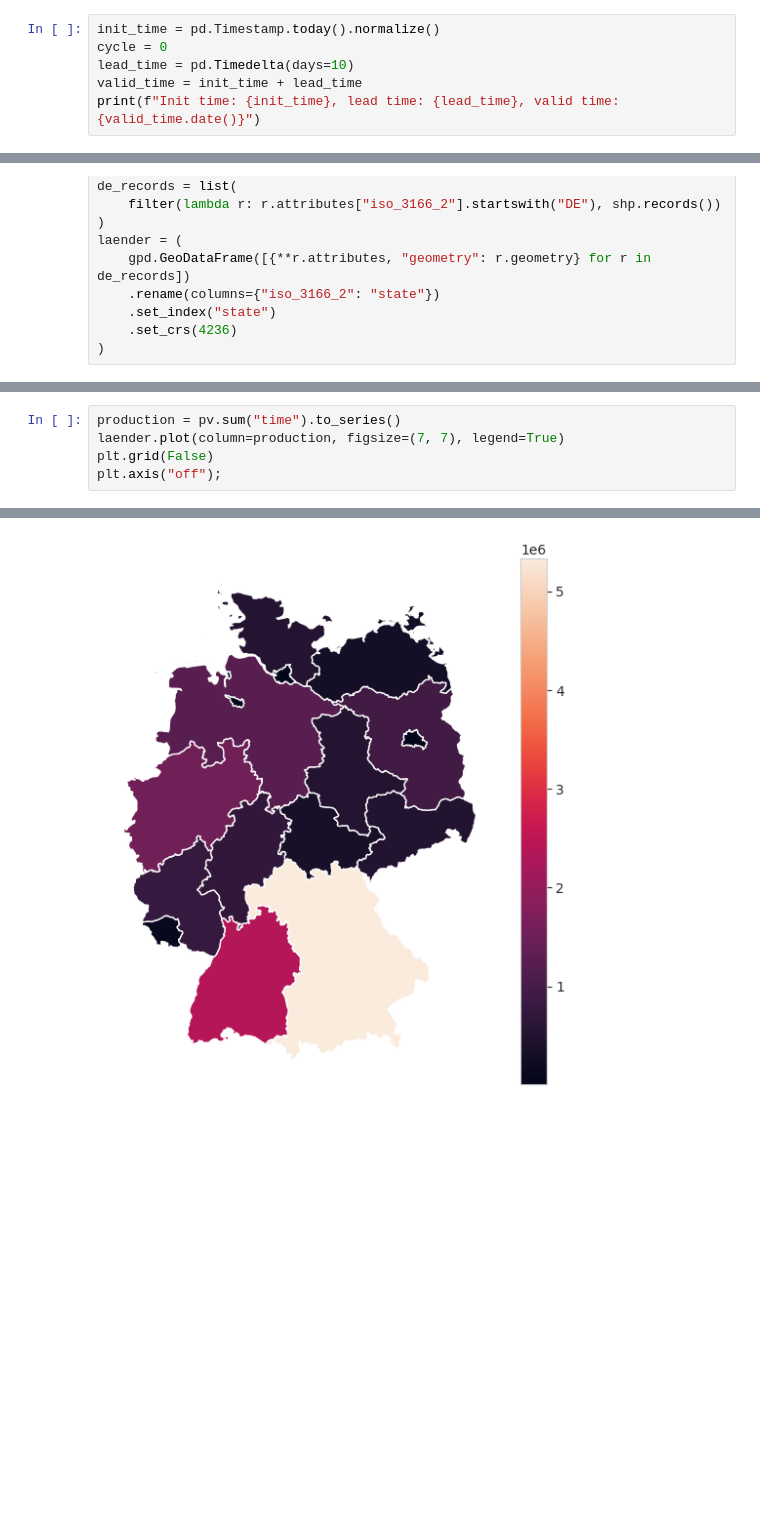
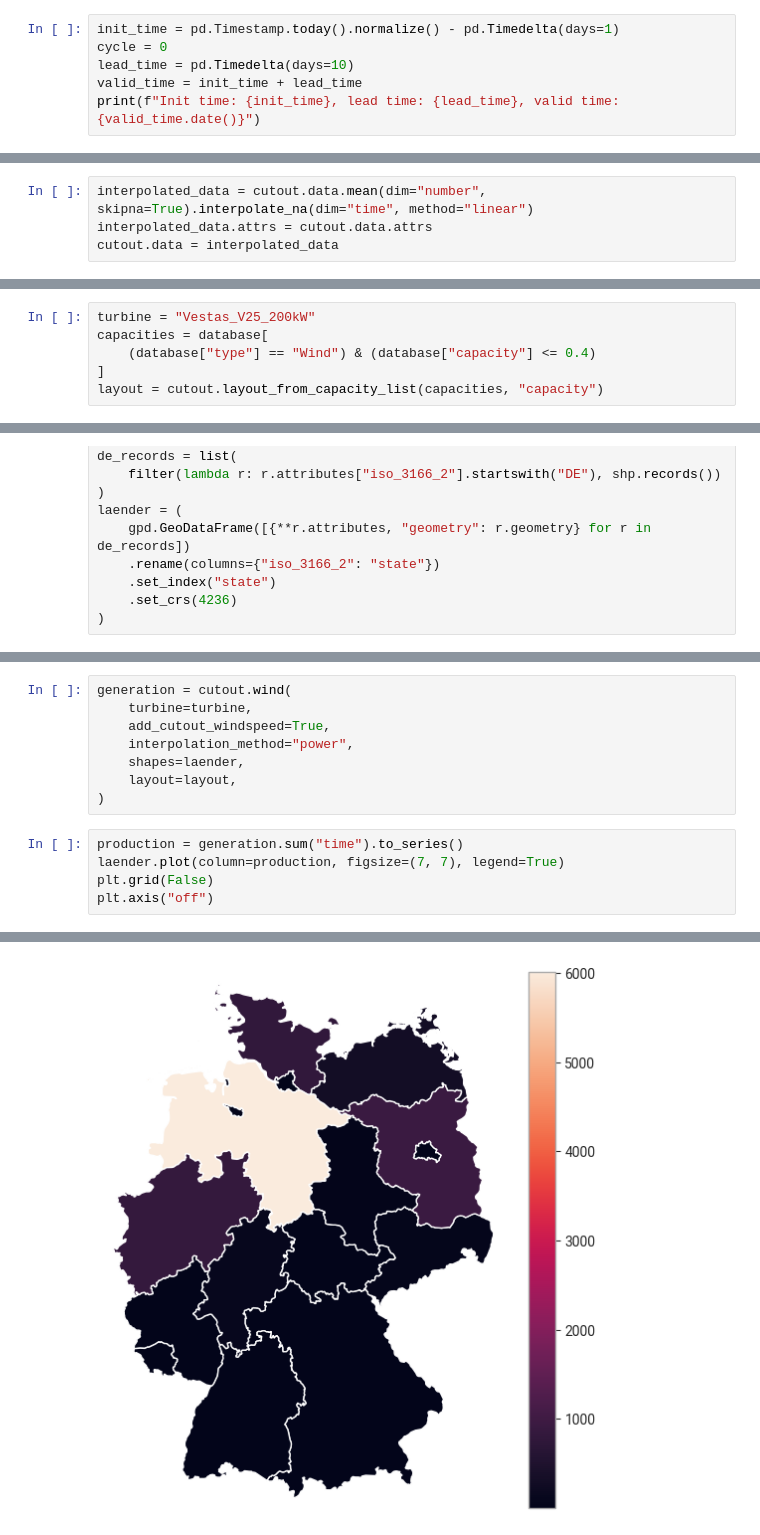
Before and after one commit to jialinyi94/atlite-meets-earthkit-data, a Jupyter notebook: examples/prediction-vs-climo-germany.ipynb, the cells around one changed output, grey strips where cells are left out. Cells and saved outputs as stored; diff of their text form; blank space fills up the shorter version.

Commit message:
finish the wind power prediciton for Germany

```diff
--- a/examples/prediction-vs-climo-germany.ipynb
+++ b/examples/prediction-vs-climo-germany.ipynb
@@ -216,7 +97,7 @@ with zipfile.ZipFile(eeg_fn, "r") as zip_ref:
 # %% [markdown]
 ## Prediction for Germany
 # %%
-init_time = pd.Timestamp.today().normalize()
+init_time = pd.Timestamp.today().normalize() - pd.Timedelta(days=1)
 cycle = 0
 lead_time = pd.Timedelta(days=10)
 valid_time = init_time + lead_time
@@ -263,5 +144,9 @@ cutout.prepare()
 *Downloading the cutout can take a few seconds or even an hour, depending on your internet connection and whether the dataset
 was recently requested from the data set provider (and is thus cached on their premise).
 For us this took ~2 minutes the first time. Preparing it again (a second time) is snappy (for whatever reason you would want to download the same cutout twice).*
+# %%
+interpolated_data = cutout.data.mean(dim="number", skipna=True).interpolate_na(dim="time", method="linear")
+interpolated_data.attrs = cutout.data.attrs
+cutout.data = interpolated_data
 # %% [markdown]
 ### Convert cutout into wind power
@@ -362,0 +178,6 @@ compare = compare / 1e3  # in GW
+# %%
+turbine = "Vestas_V25_200kW"
+capacities = database[
+    (database["type"] == "Wind") & (database["capacity"] <= 0.4)
+]
+layout = cutout.layout_from_capacity_list(capacities, "capacity")
@@ -434,6 +265,14 @@ pv = cutout.pv(
+# %%
+generation = cutout.wind(
+    turbine=turbine,
+    add_cutout_windspeed=True,
+    interpolation_method="power",
+    shapes=laender,
+    layout=layout,
+)
 # %%
-production = pv.sum("time").to_series()
+production = generation.sum("time").to_series()
 laender.plot(column=production, figsize=(7, 7), legend=True)
 plt.grid(False)
-plt.axis("off");
+plt.axis("off")
 # %% [output]
@@ -440,2 +283,2 @@ plt.axis("off");
-[figure, old version]
+[figure, new version]
 # %%
```
Also changed, not shown: parts of 33 cells of this notebook.
